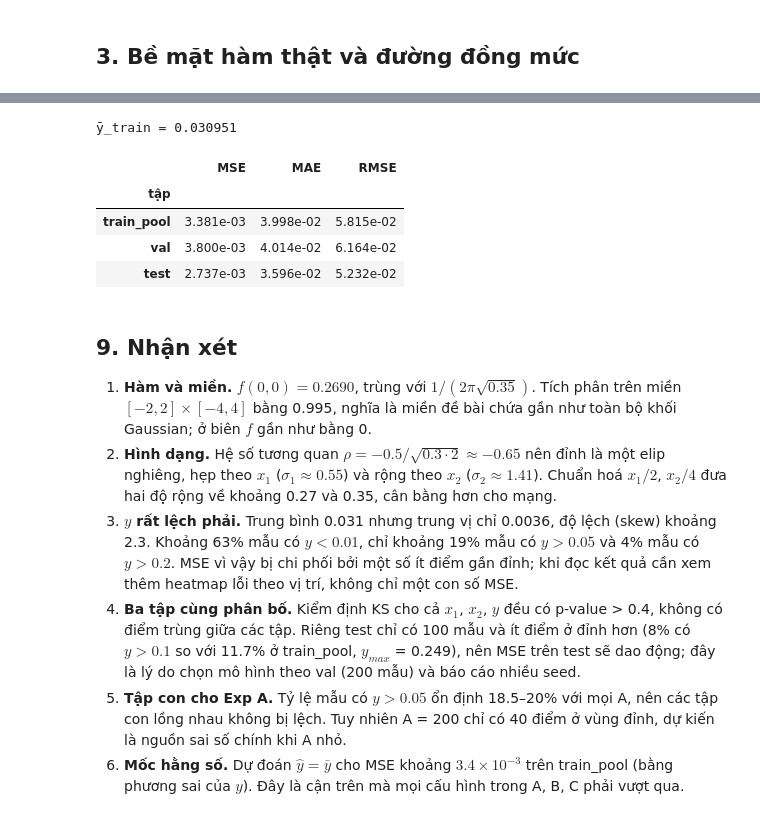
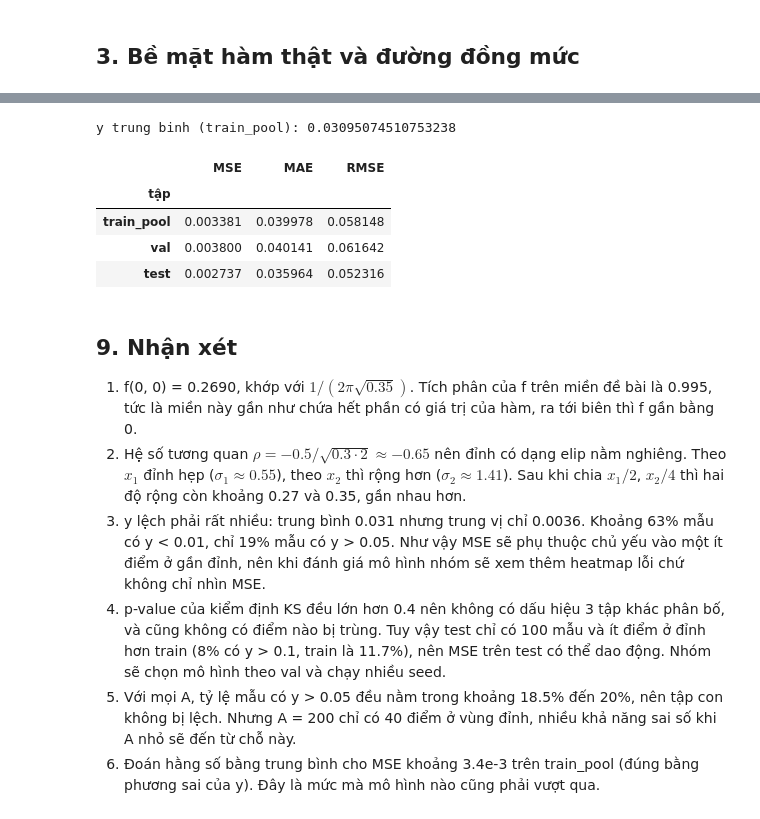
Before and after one commit to s1mpmirai/DeepLearning, a Jupyter notebook: BTL/eda/eda.ipynb, the cells around one changed output, grey strips where cells are left out. Saved outputs shown, nothing was run; the diff lists cells and outputs as text; code cells hidden in the pictures.

```diff
--- a/BTL/eda/eda.ipynb
+++ b/BTL/eda/eda.ipynb
@@ -107,11 +98,12 @@ plt.show()
 # %%
 fig, axes = plt.subplots(1, 3, figsize=(16, 4.2))
-for ax, v in zip(axes, ["x1", "x2", "y"]):
-    bins = np.linspace(min(d[v].min() for d in data.values()), max(d[v].max() for d in data.values()), 21)
+ranges = {"x1": (-2, 2), "x2": (-4, 4), "y": (0, 0.27)}
+for ax, v, label in zip(axes, ["x1", "x2", "y"], ["$x_1$", "$x_2$", "$y$"]):
+    bins = np.linspace(*ranges[v], 21)
     for s in SPLITS:
         ax.hist(data[s][v], bins=bins, density=True, histtype="step", lw=1.8, color=COLORS[s], label=s)
-    ax.set(xlabel=LABELS[v], ylabel="mật độ", title=f"Histogram {LABELS[v]}")
+    ax.set(xlabel=label, ylabel="mật độ", title="Histogram " + label)
 axes[0].legend()
-save(fig, "hist_x1_x2_y.png")
+fig.savefig(FIG_DIR / "hist_x1_x2_y.png")
 plt.show()
 # %% [output]
@@ -140,13 +130,13 @@ y_share.style.format("{:.1%}")
 # %%
 fig, axes = plt.subplots(1, 2, figsize=(13, 4.2))
-bins = np.linspace(-14, 0, 29)
 for s in SPLITS:
-    axes[0].hist(np.log10(data[s].y), bins=bins, density=True, histtype="step", lw=1.8, color=COLORS[s], label=s)
+    axes[0].hist(np.log10(data[s].y), bins=np.linspace(-14, 0, 29), density=True,
+                 histtype="step", lw=1.8, color=COLORS[s], label=s)
     y_sorted = np.sort(data[s].y)
     axes[1].plot(y_sorted, np.arange(1, len(y_sorted) + 1) / len(y_sorted), color=COLORS[s], label=s)
 axes[0].set(xlabel="$\\log_{10} y$", ylabel="mật độ", title="Histogram của $\\log_{10} y$")
-axes[1].set(xlabel="$y$", ylabel="tỷ lệ tích luỹ", title="Hàm phân phối thực nghiệm (ECDF) của $y$")
+axes[1].set(xlabel="$y$", ylabel="tỷ lệ tích luỹ", title="ECDF của $y$")
 axes[0].legend()
-save(fig, "y_log_hist_ecdf.png")
+fig.savefig(FIG_DIR / "y_log_hist_ecdf.png")
 plt.show()
 # %% [output]
@@ -175,0 +148,9 @@ ks.style.format({"KS": "{:.4f}", "p-value": "{:.3f}"}).hide(axis="index")
+# %%
+rows = []
+for s in ["val", "test"]:
+    for v in ["x1", "x2", "y"]:
+        r = ks_2samp(pool[v], data[s][v])
+        rows.append({"so sánh": "train_pool vs " + s, "biến": v, "KS": r.statistic, "p-value": r.pvalue})
+ks = pd.DataFrame(rows)
+ks.to_csv(EDA_DIR / "ks_tests.csv", index=False, float_format="%.4f")
+ks.round(4)
@@ -220,35 +206,26 @@ thì mới được coi là đã học được hình dạng hàm.
 # %%
 y_bar = pool.y.mean()
-const = pd.DataFrame([
-    {"tập": s, "MSE": np.mean((data[s].y - y_bar) ** 2), "MAE": np.mean(np.abs(data[s].y - y_bar)),
-     "RMSE": np.sqrt(np.mean((data[s].y - y_bar) ** 2))}
-    for s in SPLITS
-]).set_index("tập")
+rows = []
+for s in SPLITS:
+    err = data[s].y - y_bar
+    rows.append({"tập": s, "MSE": np.mean(err ** 2), "MAE": np.mean(np.abs(err)), "RMSE": np.sqrt(np.mean(err ** 2))})
+const = pd.DataFrame(rows).set_index("tập")
 const.to_csv(EDA_DIR / "constant_baseline.csv", float_format="%.6g")
-print(f"ȳ_train = {y_bar:.6f}")
-const.style.format("{:.3e}")
+print("y trung binh (train_pool):", y_bar)
+const
 # %% [output]
-ȳ_train = 0.030951
+y trung binh (train_pool): 0.03095074510753238
 |  | MSE | MAE | RMSE |
 | tập |  |  |  |
-| train_pool | 3.381e-03 | 3.998e-02 | 5.815e-02 |
-| val | 3.800e-03 | 4.014e-02 | 6.164e-02 |
-| test | 2.737e-03 | 3.596e-02 | 5.232e-02 |
+| train_pool | 0.003381 | 0.039978 | 0.058148 |
+| val | 0.003800 | 0.040141 | 0.061642 |
+| test | 0.002737 | 0.035964 | 0.052316 |
 # %% [markdown]
 ## 9. Nhận xét
 
-1. **Hàm và miền.** $f(0,0) = 0.2690$, trùng với $1/(2\pi\sqrt{0.35})$. Tích phân trên miền $[-2,2]\times[-4,4]$ bằng 0.995,
-   nghĩa là miền đề bài chứa gần như toàn bộ khối Gaussian; ở biên $f$ gần như bằng 0.
-2. **Hình dạng.** Hệ số tương quan $\rho = -0.5/\sqrt{0.3\cdot 2} \approx -0.65$ nên đỉnh là một elip nghiêng, hẹp theo $x_1$
-   ($\sigma_1 \approx 0.55$) và rộng theo $x_2$ ($\sigma_2 \approx 1.41$). Chuẩn hoá $x_1/2$, $x_2/4$ đưa hai độ rộng về khoảng 0.27 và 0.35,
-   cân bằng hơn cho mạng.
-3. **$y$ rất lệch phải.** Trung bình 0.031 nhưng trung vị chỉ 0.0036, độ lệch (skew) khoảng 2.3. Khoảng 63% mẫu có $y < 0.01$,
-   chỉ khoảng 19% mẫu có $y > 0.05$ và 4% mẫu có $y > 0.2$. MSE vì vậy bị chi phối bởi một số ít điểm gần đỉnh;
-   khi đọc kết quả cần xem thêm heatmap lỗi theo vị trí, không chỉ một con số MSE.
-4. **Ba tập cùng phân bố.** Kiểm định KS cho cả $x_1$, $x_2$, $y$ đều có p-value > 0.4, không có điểm trùng giữa các tập.
-   Riêng test chỉ có 100 mẫu và ít điểm ở đỉnh hơn (8% có $y > 0.1$ so với 11.7% ở train_pool, $y_{max}$ = 0.249),
-   nên MSE trên test sẽ dao động; đây là lý do chọn mô hình theo val (200 mẫu) và báo cáo nhiều seed.
-5. **Tập con cho Exp A.** Tỷ lệ mẫu có $y > 0.05$ ổn định 18.5–20% với mọi A, nên các tập con lồng nhau không bị lệch.
-   Tuy nhiên A = 200 chỉ có 40 điểm ở vùng đỉnh, dự kiến là nguồn sai số chính khi A nhỏ.
-6. **Mốc hằng số.** Dự đoán $\hat y = \bar y$ cho MSE khoảng $3.4\times10^{-3}$ trên train_pool (bằng phương sai của $y$).
-   Đây là cận trên mà mọi cấu hình trong A, B, C phải vượt qua.
+1. f(0, 0) = 0.2690, khớp với $1/(2\pi\sqrt{0.35})$. Tích phân của f trên miền đề bài là 0.995, tức là miền này gần như chứa hết phần có giá trị của hàm, ra tới biên thì f gần bằng 0.
+2. Hệ số tương quan $\rho = -0.5/\sqrt{0.3 \cdot 2} \approx -0.65$ nên đỉnh có dạng elip nằm nghiêng. Theo $x_1$ đỉnh hẹp ($\sigma_1 \approx 0.55$), theo $x_2$ thì rộng hơn ($\sigma_2 \approx 1.41$). Sau khi chia $x_1/2$, $x_2/4$ thì hai độ rộng còn khoảng 0.27 và 0.35, gần nhau hơn.
+3. y lệch phải rất nhiều: trung bình 0.031 nhưng trung vị chỉ 0.0036. Khoảng 63% mẫu có y < 0.01, chỉ 19% mẫu có y > 0.05. Như vậy MSE sẽ phụ thuộc chủ yếu vào một ít điểm ở gần đỉnh, nên khi đánh giá mô hình nhóm sẽ xem thêm heatmap lỗi chứ không chỉ nhìn MSE.
+4. p-value của kiểm định KS đều lớn hơn 0.4 nên không có dấu hiệu 3 tập khác phân bố, và cũng không có điểm nào bị trùng. Tuy vậy test chỉ có 100 mẫu và ít điểm ở đỉnh hơn train (8% có y > 0.1, train là 11.7%), nên MSE trên test có thể dao động. Nhóm sẽ chọn mô hình theo val và chạy nhiều seed.
+5. Với mọi A, tỷ lệ mẫu có y > 0.05 đều nằm trong khoảng 18.5% đến 20%, nên tập con không bị lệch. Nhưng A = 200 chỉ có 40 điểm ở vùng đỉnh, nhiều khả năng sai số khi A nhỏ sẽ đến từ chỗ này.
+6. Đoán hằng số bằng trung bình cho MSE khoảng 3.4e-3 trên train_pool (đúng bằng phương sai của y). Đây là mức mà mô hình nào cũng phải vượt qua.
```
Also changed, not shown: parts of 22 cells of this notebook, 8 other files.
